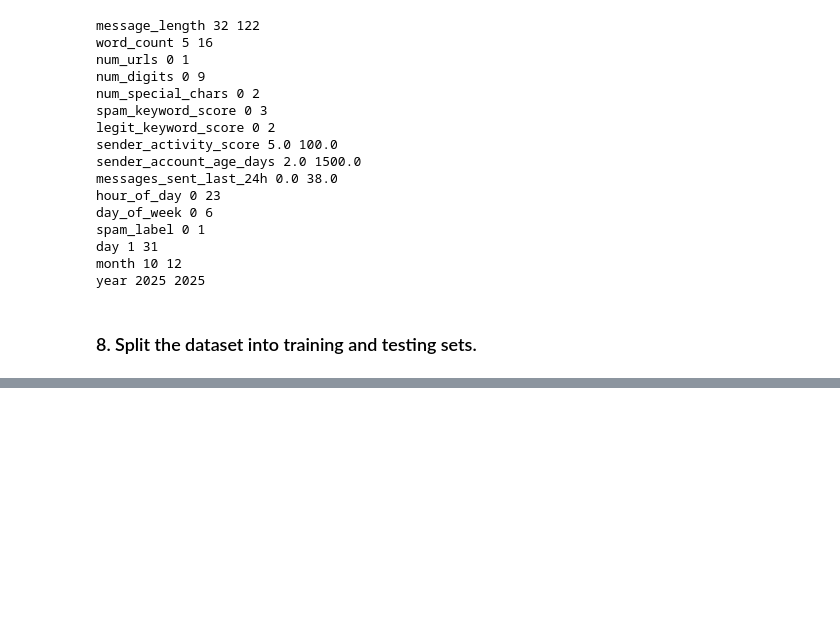
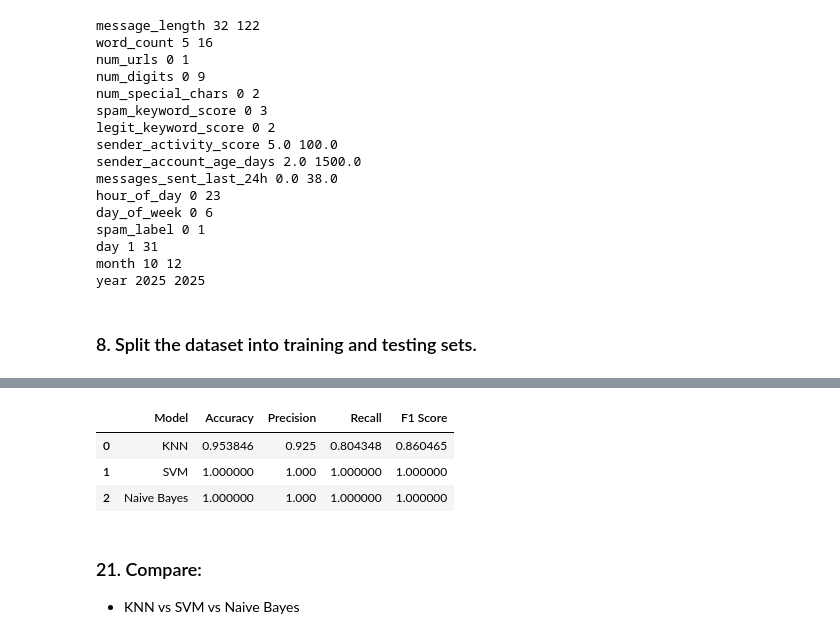
Before and after one commit to SuranaDhruv7/Message_Intelligence_system_sl, a Jupyter notebook: message.ipynb, the cells around one changed output, grey strips where cells are left out. Cells and saved outputs as stored; diff of their text form; code cells hidden in the pictures; blank space fills up the shorter version.

```diff
--- a/message.ipynb
+++ b/message.ipynb
@@ -150,0 +318,8 @@ preprocessor = ColumnTransformer([
+# %%
+from sklearn.naive_bayes import GaussianNB
+nb_pipeline = Pipeline([
+    ("scaler", StandardScaler()),
+    ("nb", GaussianNB())
+])
+nb_pipeline.fit(x_train, y_train)
+y_pred_nb = nb_pipeline.predict(x_test)
@@ -150,0 +356,8 @@ preprocessor = ColumnTransformer([
+# %%
+y_pred_nb = nb_pipeline.predict(x_test)
+
+print(y_pred_nb[:10])
+
+probabilities = nb_pipeline.predict_proba(x_test)
+
+print(probabilities[:5])
@@ -150,0 +381,39 @@ preprocessor = ColumnTransformer([
+# %%
+results = {
+    "Model": ["KNN", "SVM", "Naive Bayes"],
+
+    "Accuracy": [
+        accuracy_score(y_test, y_pred_knn),
+        accuracy_score(y_test, y_pred_svm),
+        accuracy_score(y_test, y_pred_nb)
+    ],
+
+    "Precision": [
+        precision_score(y_test, y_pred_knn),
+        precision_score(y_test, y_pred_svm),
+        precision_score(y_test, y_pred_nb)
+    ],
+
+    "Recall": [
+        recall_score(y_test, y_pred_knn),
+        recall_score(y_test, y_pred_svm),
+        recall_score(y_test, y_pred_nb)
+    ],
+
+    "F1 Score": [
+        f1_score(y_test, y_pred_knn),
+        f1_score(y_test, y_pred_svm),
+        f1_score(y_test, y_pred_nb)
+    ]
+}
+
+results_df = pd.DataFrame(results)
+results_df
+# %% [output]
+|  | Model | Accuracy | Precision | Recall | F1 Score |
+| 0 | KNN | 0.953846 | 0.925 | 0.804348 | 0.860465 |
+| 1 | SVM | 1.000000 | 1.000 | 1.000000 | 1.000000 |
+| 2 | Naive Bayes | 1.000000 | 1.000 | 1.000000 | 1.000000 |
+# %% [markdown]
+### 21. Compare:
+- KNN vs SVM vs Naive Bayes
```
Also changed, not shown: parts of 41 cells of this notebook, 3 other files.
